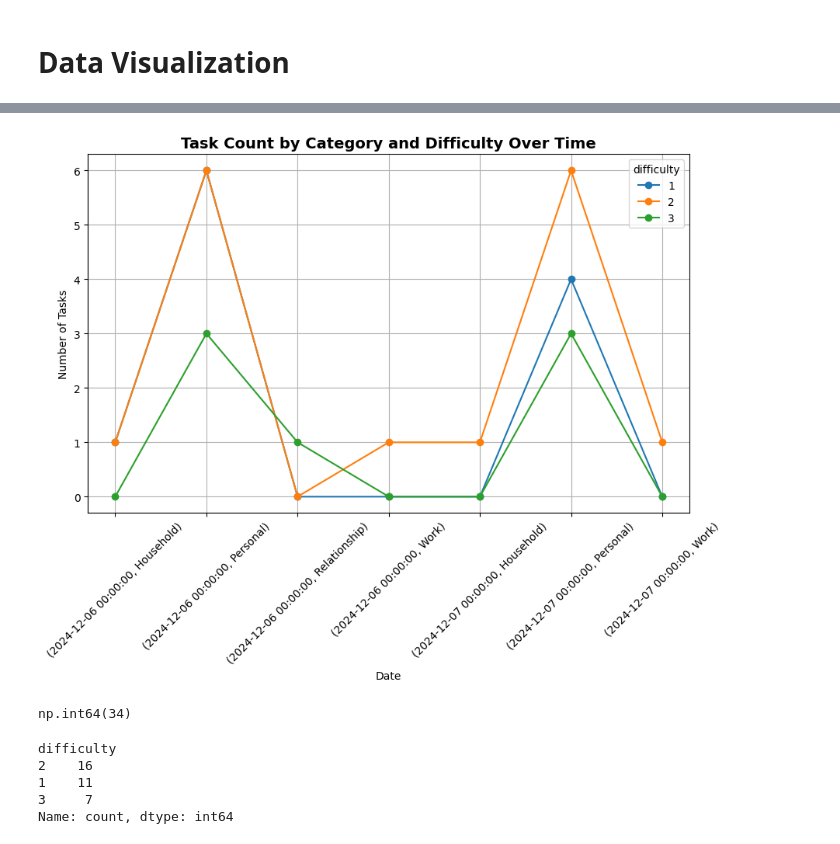
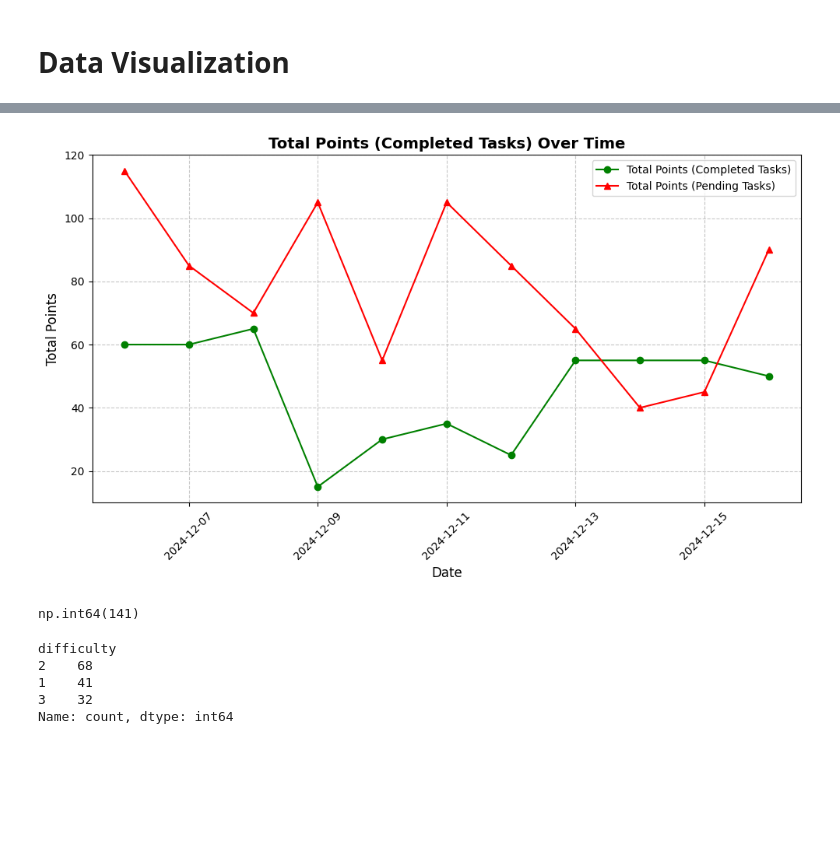
Before and after one commit to Optional-Josh/Gamified-To-Do, a Jupyter notebook: data_analytics.ipynb, the cells around one changed output, grey strips where cells are left out. Saved outputs shown, nothing was run; the diff lists cells and outputs as text; code cells hidden in the pictures; blank space fills up the shorter version.

```diff
--- a/data_analytics.ipynb
+++ b/data_analytics.ipynb
@@ -157,35 +151,49 @@ df
-# %%
-# Group by date, category, and difficulty, and count the number of tasks
-tasks_by_category_diff = df.groupby(['date', 'category', 'difficulty']).size().unstack(fill_value=0)
-
-# Plot each difficulty level as a line in each category
-tasks_by_category_diff.plot(kind='line', marker='o', figsize=(10, 6))
-
-# Adding a title and labels
-plt.title("Task Count by Category and Difficulty Over Time", fontsize=14, fontweight="bold")
-plt.xlabel("Date")
-plt.ylabel("Number of Tasks")
-
-# Display the line graph
-plt.xticks(rotation=45)
-plt.grid(True)
-plt.show()
-# %% [output]
-[figure, removed]
+# %%
+# Convert 'date' to datetime for proper handling
+df['date'] = pd.to_datetime(df['date'])
+
+# Filter for completed tasks
+completed_tasks = df[df['status'] == 'completed']
+pending_tasks = df[df['status'] == 'pending']
+
+# Group by date and sum the points for completed tasks
+completed_points_over_time = completed_tasks.groupby('date')['points'].sum()
+pending_points_over_time = pending_tasks.groupby('date')['points'].sum()
+
+# Plot the total points over time for completed tasks
+plt.figure(figsize=(10, 6))
+plt.plot(completed_points_over_time.index, completed_points_over_time.values, marker='o', linestyle='-', color='g', label='Total Points (Completed Tasks)')
+plt.plot(pending_points_over_time.index, pending_points_over_time.values, marker='^', linestyle='-', color='r', label='Total Points (Pending Tasks)')
+
+# Add a title and labels
+plt.title("Total Points (Completed Tasks) Over Time", fontsize=14, fontweight="bold")
+plt.xlabel("Date", fontsize=12)
+plt.ylabel("Total Points", fontsize=12)
+
+# Customize the plot
+plt.grid(True, linestyle='--', alpha=0.7)
+plt.xticks(rotation=45)
+plt.legend()
+plt.tight_layout()
+
+# Display the line graph
+plt.show()
+# %% [output]
+[figure, added]
 # %%
 test_df = df.groupby('category')['difficulty'].value_counts().sum()
 test_df
 # %% [output]
-np.int64(34)
+np.int64(141)
 # %%
 difficulty_counts = pd.DataFrame()
 difficulty_counts = df['difficulty'].value_counts()
 difficulty_counts
 # %% [output]
 difficulty
-2    16
-1    11
-3     7
+2    68
+1    41
+3    32
 Name: count, dtype: int64
 # %%
 # Count the number of tasks for each category
```
Also changed, not shown: parts of 13 cells of this notebook, 2 other files.
